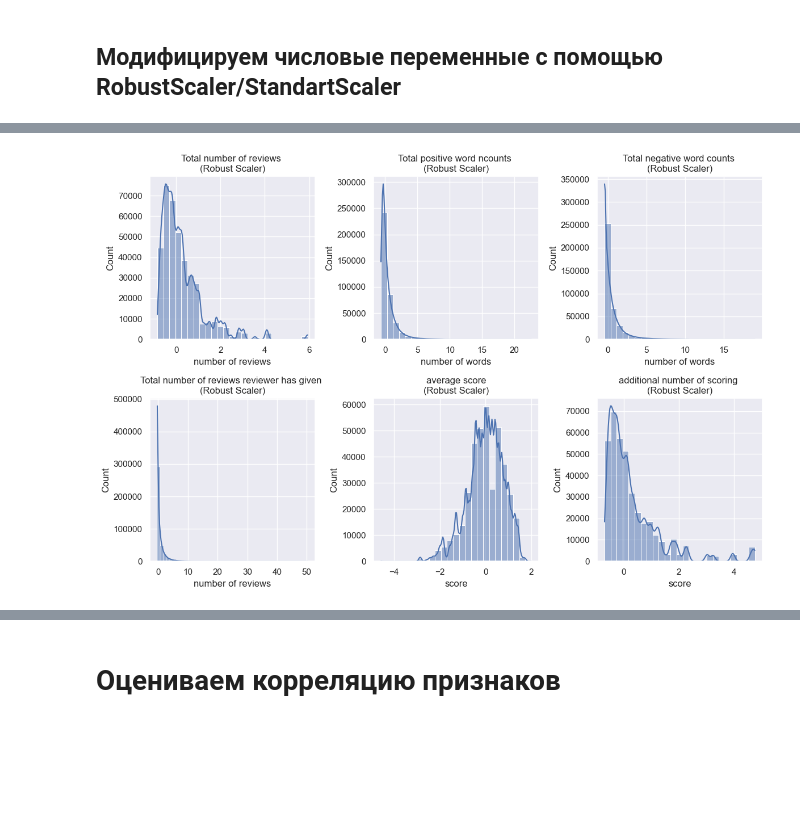
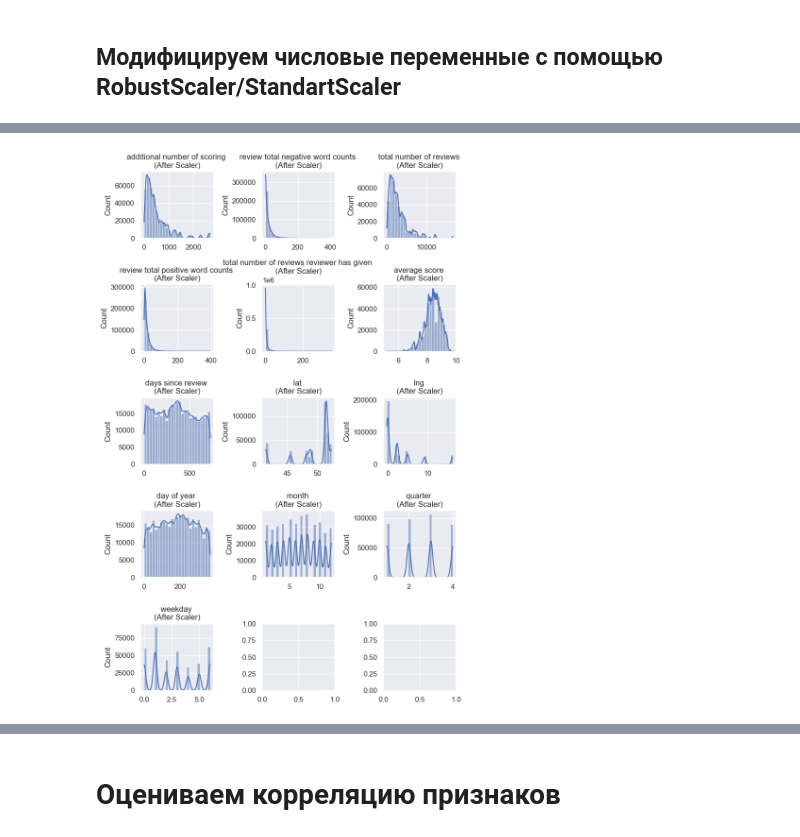
Before and after one commit to YarikKa2/EDA_Feature_Engineering__StudyProject_3, a Jupyter notebook: code/EDA_FeatureEng.ipynb, the cells around one changed output, grey strips where cells are left out. Saved outputs shown, nothing was run; the diff lists cells and outputs as text; code cells hidden in the pictures; blank space fills up the shorter version.

```diff
--- a/code/EDA_FeatureEng.ipynb
+++ b/code/EDA_FeatureEng.ipynb
@@ -563,12 +469,3 @@ InitialDf
 | 386801 | 51.515125 | -0.160066 |
 | 386802 | 51.493109 | -0.190208 |
 386803 rows × 2 columns
-# %%
-# Так как одному значению lat соответсвует одно значение lng, можно избавиться
-# от одного из этих признаков, а второй закодировать с помощью Bin Encoder
-InitialDf = InitialDf.drop('lng', axis=1)
-
-
-BinEncoder = ce.BinaryEncoder(cols=['lat'])
-Bin_lat = BinEncoder.fit_transform(InitialDf['lat'])
-Bin_lat
@@ -692,12 +597,13 @@ ObjDataHotel_final
 # %%
 # Выделяем столбцы с числовыми переменными в отдельный датафрейм
 NumDataHotel = hotels_data.drop(['hotel_address', 'hotel_name', 'lat', 'lng',
-                            'reviewer_nationality', 'negative_review',
+                            'reviewer_nationality', 'negative_review', 'review_date',
                             'positive_review', 'tags', 'reviewer_score'], axis=1)
 
 NumDataHotel['days_since_review'] =\
     NumDataHotel['days_since_review'].apply(lambda x: int(re.findall(r'\d+', x)[0]))
 
+NumDataHotel = pd.concat([NumDataHotel, InitialDf, DateOfReview], axis=1)
 NumDataHotel
 # %% [output]
 |  | additional_number_of_scoring | average_score | review_total_negative_word_counts | total_number_of_reviews | review_total_positive_word_counts | ... |
@@ -818,7 +762,8 @@ additional_number_of_scoring Shapiro P-value < 0.05. Применяю RobustScal
 # %%
-
 NumDataHotel_mod = pd.concat([ANOS_rs, RTNWC_rs, TNOR_rs, RTPWC_rs,
-                              TNORRHG_rs, AS_rs], axis=1)
+                              TNORRHG_rs, AS_rs, DSR_rs, Lat_rs, Lng_rs,
+                              DOY_rs, Month_rs, Quarter_rs, Weekday_rs],
+                             axis=1)
 NumDataHotel_mod
 # %% [output]
 |  | additional_number_of_scoring | review_total_negative_word_counts | total_number_of_reviews | review_total_positive_word_counts | ... |
@@ -837,62 +782,41 @@ NumDataHotel_mod
 # %%
 # Отображаем распределение признаков в виде гистограмм
-fig, ax = plt.subplots(nrows=2, ncols=3, figsize=(12, 8))
+fig, ax = plt.subplots(nrows=5, ncols=3, figsize=(8, 12))
 
+Col_list = NumDataHotel_mod.columns.tolist()
 
-# Распределение признака total_number_of_reviews
-TNOR_hist = sns.histplot(data=TNOR_rs, legend=False, kde=True,
-                         bins=25, ax=ax[0, 0])
+for i, j in enumerate(Col_list):
+    if i <= 2:
+        hist = sns.histplot(data=NumDataHotel_mod[j], legend=False, kde=True,
+                         bins=25, ax=ax[0, i])
 
-TNOR_hist.set(title='Total number of reviews \n(Robust Scaler)',
-             xlabel='number of reviews')
-################################################################################
+        hist.set(title=f'{j} \n(After Scaler)'.replace('_', ' '), xlabel='')
 
+    elif i <= 5:
+        hist = sns.histplot(data=NumDataHotel_mod[j], legend=False, kde=True,
+                         bins=25, ax=ax[1, i-3])
 
-# Распределение признака review_total_positive_word_counts
-RTPWC_hist = sns.histplot(data=RTPWC_rs, kde=True, bins=25,
-                          legend=False, ax=ax[0, 1])
+        hist.set(title=f'{j} \n(After Scaler)'.replace('_', ' '), xlabel='')
 
-RTPWC_hist.set(title='Total positive word ncounts \n(Robust Scaler)',
-             xlabel='number of words')
-################################################################################
+    elif i <= 8:
+        hist = sns.histplot(data=NumDataHotel_mod[j], legend=False, kde=True,
+                         bins=25, ax=ax[2, i-6])
 
+        hist.set(title=f'{j} \n(After Scaler)'.replace('_', ' '), xlabel='')
 
-# Распределение признака review_total_negative_word_counts
-RTNWC_hist = sns.histplot(data=RTNWC_rs, kde=True, bins=25,
-                          legend=False, ax=ax[0, 2])
+    elif i <= 11:
+        hist = sns.histplot(data=NumDataHotel_mod[j], legend=False, kde=True,
+                         bins=25, ax=ax[3, i-9])
 
-RTNWC_hist.set(title='Total negative word counts \n(Robust Scaler)',
-             xlabel='number of words')
-################################################################################
+        hist.set(title=f'{j} \n(After Scaler)'.replace('_', ' '), xlabel='')
 
+    else:
+        hist = sns.histplot(data=NumDataHotel_mod[j], legend=False, kde=True,
+                         bins=25, ax=ax[4, i-12])
 
-# Распределение признака total_number_of_reviews_reviewer_has_given
-TNORRHG_hist = sns.histplot(data=TNORRHG_rs, kde=True, bins=50,
-                            legend=False, ax=ax[1, 0])
-
-TNORRHG_hist.set(title='Total number of reviews reviewer has given \n(Robust Scaler)',
-             xlabel='number of reviews')
-################################################################################
-
-
-# Распределение признака average_score
-AS_hist = sns.histplot(data=AS_rs, kde=True, bins=25,
-                       legend=False, ax=ax[1, 1])
-
-AS_hist.set(title='average score\n(Robust Scaler)',
-             xlabel='score')
-################################################################################
-
-
-# Распределение признака additional_number_of_scoring
-ANOS_hist = sns.histplot(data=ANOS_rs, kde=True, bins=25,
-                         legend=False, ax=ax[1, 2])
-
-ANOS_hist.set(title='additional number of scoring \n(Robust Scaler)',
-              xlabel='score')
-
+        hist.set(title=f'{j} \n(After Scaler)'.replace('_', ' '), xlabel='')
 
 fig.tight_layout()
 fig.show()
 # %% [output]
-[figure, old version]
+[figure, new version]
```
Also changed, not shown: parts of 30 cells of this notebook, 1 other file.
